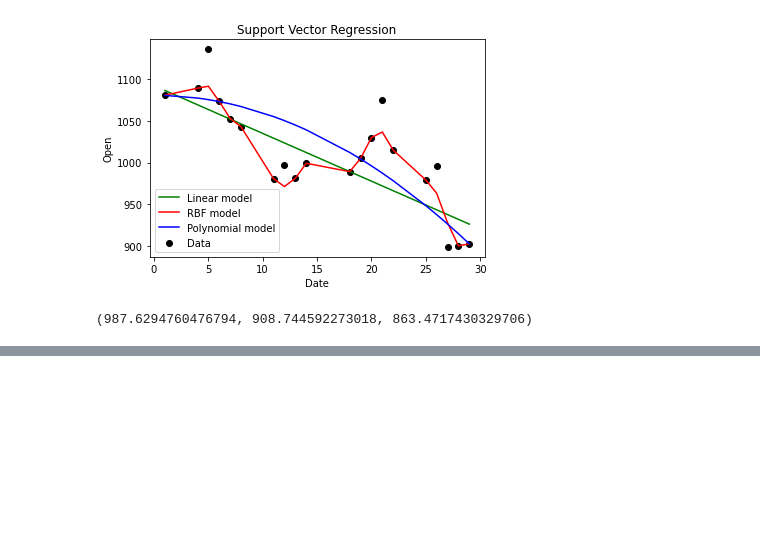
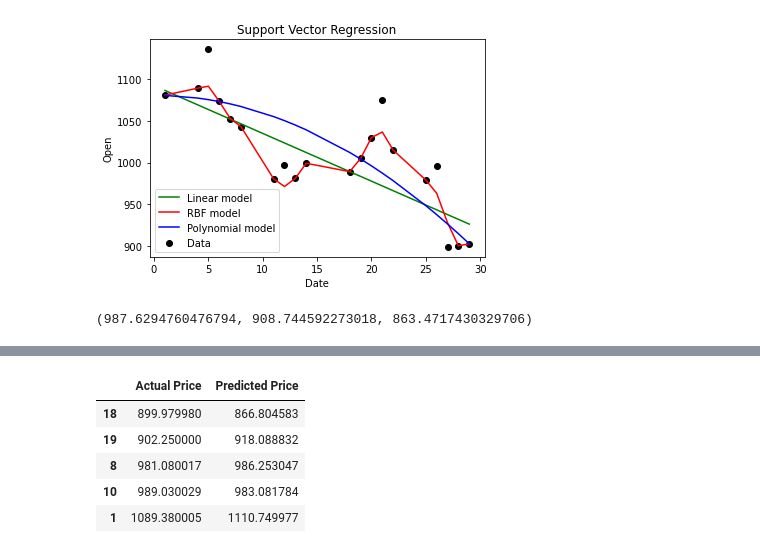
Before and after one commit to aruninimz/ML_Assignment2_IT19139318_IT19142692_-IT19127774_IT19033938, a Jupyter notebook: Stock_prediction_SVM_IT19033938.ipynb, the cells around one changed output, grey strips where cells are left out. Drawn from its saved outputs; the diff is of its cells as text; code cells hidden in the pictures; blank space fills up the shorter version.

```diff
--- a/Stock_prediction_SVM_IT19033938.ipynb
+++ b/Stock_prediction_SVM_IT19033938.ipynb
@@ -74,0 +84,5 @@ Predict_open_price
+# %%
+reg = LinearRegression()
+# %%
+#fit the model with data
+reg.fit(X_train, Y_train)
@@ -74,0 +91,3 @@ Predict_open_price
+# %%
+#predict the price using the trained model
+predict_price = reg.predict(X_test)
@@ -74,0 +114,2 @@ Predict_open_price
+# %%
+dframe = pd.DataFrame({'Actual Price':Y_test, 'Predicted Price' : predict_price})
@@ -74,0 +119,9 @@ Predict_open_price
+# %%
+dframe.head(20).sort_values(by='Actual Price')
+# %% [output]
+|  | Actual Price | Predicted Price |
+| 18 | 899.979980 | 866.804583 |
+| 19 | 902.250000 | 918.088832 |
+| 8 | 981.080017 | 986.253047 |
+| 10 | 989.030029 | 983.081784 |
+| 1 | 1089.380005 | 1110.749977 |
```
Also changed, not shown: parts of 9 cells of this notebook, 1 other file.
